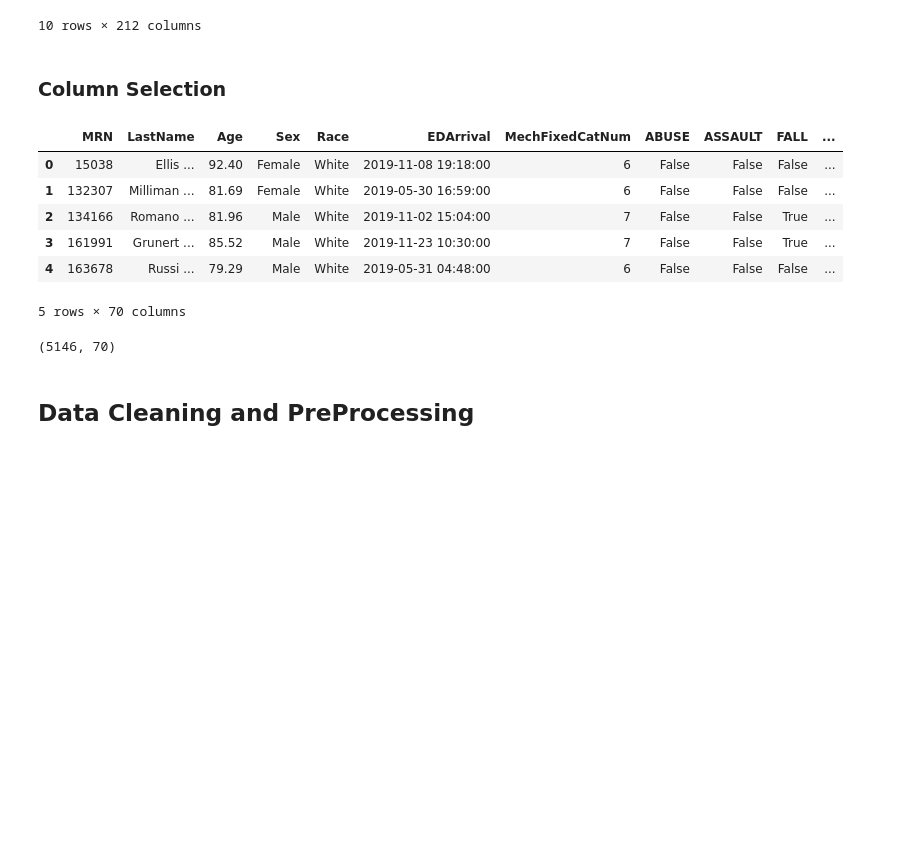
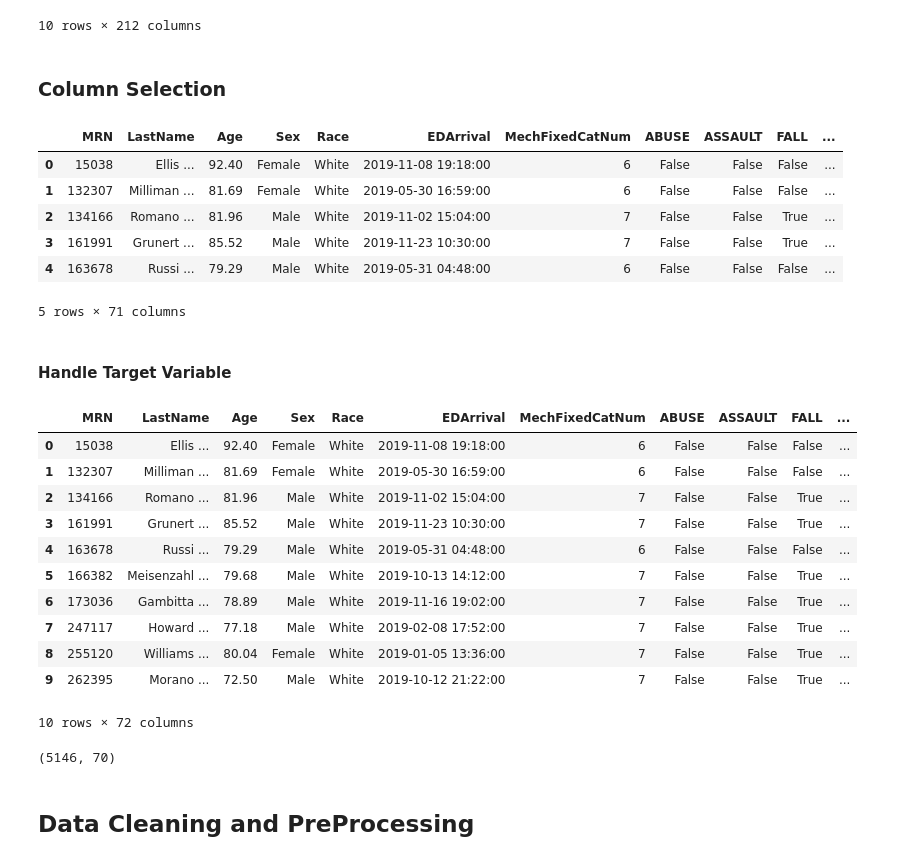
Before and after one commit to Rishabhkandoi/CapstoneUR, a Jupyter notebook: Code/DataPrep/TraumaDetectionDataExploration.ipynb, the cells around one changed output. Cells and saved outputs as stored; diff of their text form; code cells hidden in the pictures; blank space fills up the shorter version.

Commit message:
preped target var using NFTI and PredAct

```diff
--- a/Code/DataPrep/TraumaDetectionDataExploration.ipynb
+++ b/Code/DataPrep/TraumaDetectionDataExploration.ipynb
@@ -124,8 +124,9 @@ other_variables = [
 
 # We have FinalNFTICorrect and FinalNFTI variables which have different values. TODO: Ask to the sponsor. We have other columns as well
 # FinalNFTI, NFTILevel, FinalNFTIOver, FinalNFTIUnder, FinalNFTICorrect () , CribariLevel, CribariOver, CribariUnder, CribariCorrect (PredActivation)
-target_variable = [
-    'PredActivation'
+target_variables = [
+    'PredActivation',
+    'FinalNFTI'
 ]
 # %%
 all_vars_data = all_vars_data[general_variables + \
@@ -133,7 +134,7 @@ all_vars_data = all_vars_data[general_variables + \
                               comobidities + \
                               # ed_variables + \
                               other_variables + \
-                              target_variable]
+                              target_variables]
 # %%
 all_vars_data.head()
 # %% [output]
@@ -143,7 +144,7 @@ all_vars_data.head()
 | 2 | 134166 | Romano ... | 81.96 | Male | White | 2019-11-02 15:04:00 | 7 | False | False | True | ... |
 | 3 | 161991 | Grunert ... | 85.52 | Male | White | 2019-11-23 10:30:00 | 7 | False | False | True | ... |
 | 4 | 163678 | Russi ... | 79.29 | Male | White | 2019-05-31 04:48:00 | 6 | False | False | False | ... |
-5 rows × 70 columns
+5 rows × 71 columns
 # %%
 # Dropping columns
 # all_vars_data = all_vars_data.drop(['PHTx', 'Mechanism', 'DOB', 'EDGCS', 'EDSBP', 'EDBPNorm', 'EDPulse', 'PRBCIn4H', 'PRBCSin4', 'EDDischarge', 'EDTx', 'EDDischarge', 'EDDispo',
@@ -152,3 +153,23 @@ all_vars_data.head()
 # 'VentDays','EDCPR','Thora', 'AdmitService','DischargeDate','DischargeDispoIdx','DischargeDisposition','HospitalLOSDays','HealthStatusPriorToInj','HealthStatusAtDC','DCGCS','Injuries',
 # 'Angiography', 'IRICD9','IROperation','IRICD10','IROperation1','IRTime','IRElapsedTime','IRElapsedTimeMe', 'TFNFTIAdds','NFTIAddsEDArrival','DischargeEvent','NFTIMRN','NFTILastName',
 # 'NFTIAge','NFTIArrivalDate', 'PredActivation', 'Activation', 'OverUnder'], axis=1)
+# %% [markdown]
+#### Handle Target Variable
+# %%
+all_vars_data['ActivationLevel'] = np.where((all_vars_data['PredActivation'] == 1)
+                                                 | (all_vars_data['FinalNFTI'] == 1), 1, 0)
+# %%
+all_vars_data.head(10)
+# %% [output]
+|  | MRN | LastName | Age | Sex | Race | EDArrival | MechFixedCatNum | ABUSE | ASSAULT | FALL | ... |
+| 0 | 15038 | Ellis ... | 92.40 | Female | White | 2019-11-08 19:18:00 | 6 | False | False | False | ... |
+| 1 | 132307 | Milliman ... | 81.69 | Female | White | 2019-05-30 16:59:00 | 6 | False | False | False | ... |
+| 2 | 134166 | Romano ... | 81.96 | Male | White | 2019-11-02 15:04:00 | 7 | False | False | True | ... |
+| 3 | 161991 | Grunert ... | 85.52 | Male | White | 2019-11-23 10:30:00 | 7 | False | False | True | ... |
+| 4 | 163678 | Russi ... | 79.29 | Male | White | 2019-05-31 04:48:00 | 6 | False | False | False | ... |
+| 5 | 166382 | Meisenzahl ... | 79.68 | Male | White | 2019-10-13 14:12:00 | 7 | False | False | True | ... |
+| 6 | 173036 | Gambitta ... | 78.89 | Male | White | 2019-11-16 19:02:00 | 7 | False | False | True | ... |
+| 7 | 247117 | Howard ... | 77.18 | Male | White | 2019-02-08 17:52:00 | 7 | False | False | True | ... |
+| 8 | 255120 | Williams ... | 80.04 | Female | White | 2019-01-05 13:36:00 | 7 | False | False | True | ... |
+| 9 | 262395 | Morano ... | 72.50 | Male | White | 2019-10-12 21:22:00 | 7 | False | False | True | ... |
+10 rows × 72 columns
```
Also changed, not shown: parts of 8 cells of this notebook.
